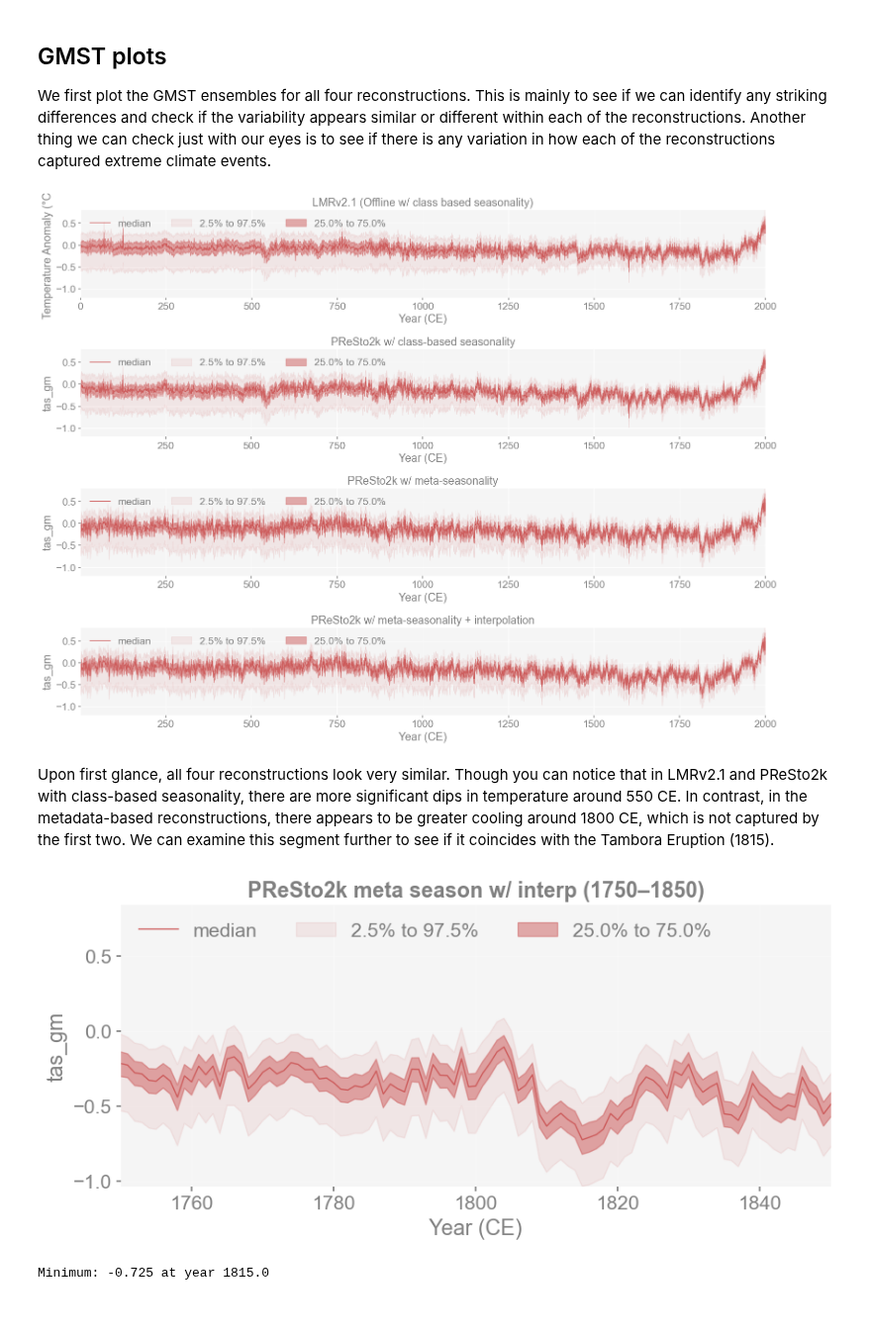
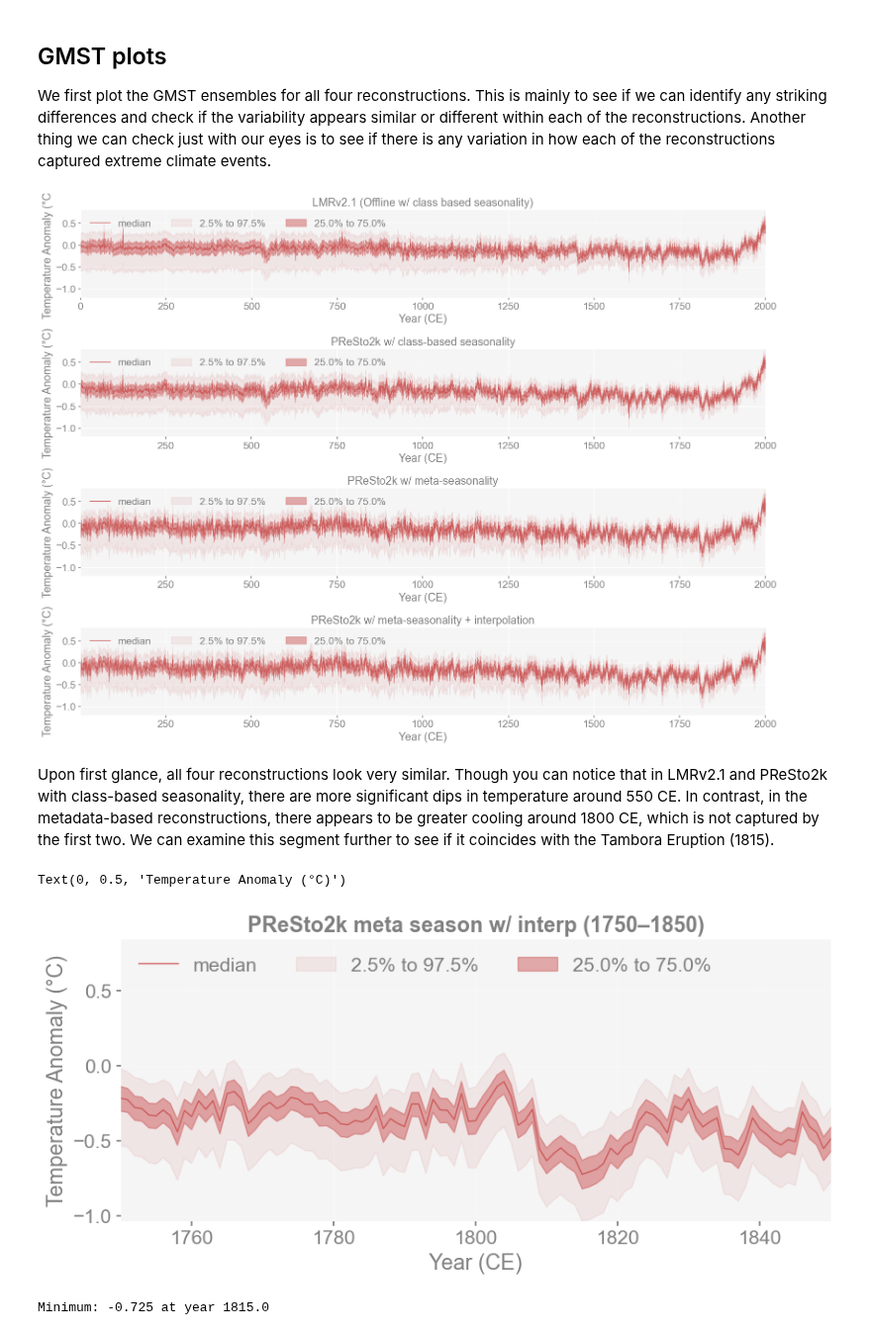
Before and after one commit to LinkedEarth/presto2k_cfr_pb, a Jupyter notebook: notebooks/validation/C03_a_validating_PReSto2k.ipynb, the cells around one changed output. Shown at 99% size. Drawn from its saved outputs; the diff is of its cells as text; code cells hidden in the pictures.

```diff
--- a/notebooks/validation/C03_a_validating_PReSto2k.ipynb
+++ b/notebooks/validation/C03_a_validating_PReSto2k.ipynb
@@ -75,26 +75,31 @@ lmr_ens.plot_qs(ax=ax1, ylim=[-1.2, 0.8])
 ax1.set_title('LMRv2.1 (Offline w/ class based seasonality)')
 
 res_ts.plot_qs(ax=ax2, ylim=[-1.2, 0.8])
+ax2.set_ylabel('Temperature Anomaly (°C)')
 ax2.set_title('PReSto2k w/ class-based seasonality')
 
 res1_ts.plot_qs(ax=ax3, ylim=[-1.2, 0.8])
+ax3.set_ylabel('Temperature Anomaly (°C)')
 ax3.set_title('PReSto2k w/ meta-seasonality')
 
 res2_ts.plot_qs(ax=ax4, ylim=[-1.2, 0.8])
+ax4.set_ylabel('Temperature Anomaly (°C)')
 ax4.set_title('PReSto2k w/ meta-seasonality + interpolation')
 
 plt.tight_layout()
 plt.show()
 # %% [output]
-[figure, old version]
+[figure, new version]
 # %% [markdown]
 Upon first glance, all four reconstructions look very similar. Though you can notice that in LMRv2.1 and PReSto2k with class-based seasonality, there are more significant dips in temperature around 550 CE. In contrast, in the metadata-based reconstructions, there appears to be greater cooling around 1800 CE, which is not captured by the first two. We can examine this segment further to see if it coincides with the Tambora Eruption (1815).
 # %%
 fig, ax = plt.subplots(figsize=(10,4))
 res2_ts.plot_qs(ax=ax, xlim=(1750, 1850), title='PReSto2k meta season w/ interp (1750–1850)')
 ax.grid(True, alpha=0.3)
+ax.set_ylabel('Temperature Anomaly (°C)')
 # %% [output]
+Text(0, 0.5, 'Temperature Anomaly (°C)')
-[figure, old version]
+[figure, new version]
 # %%
 median_ts = res2_ts.median
 imin = np.nanargmin(median_ts)
```
Also changed, not shown: parts of 1 cell of this notebook.
